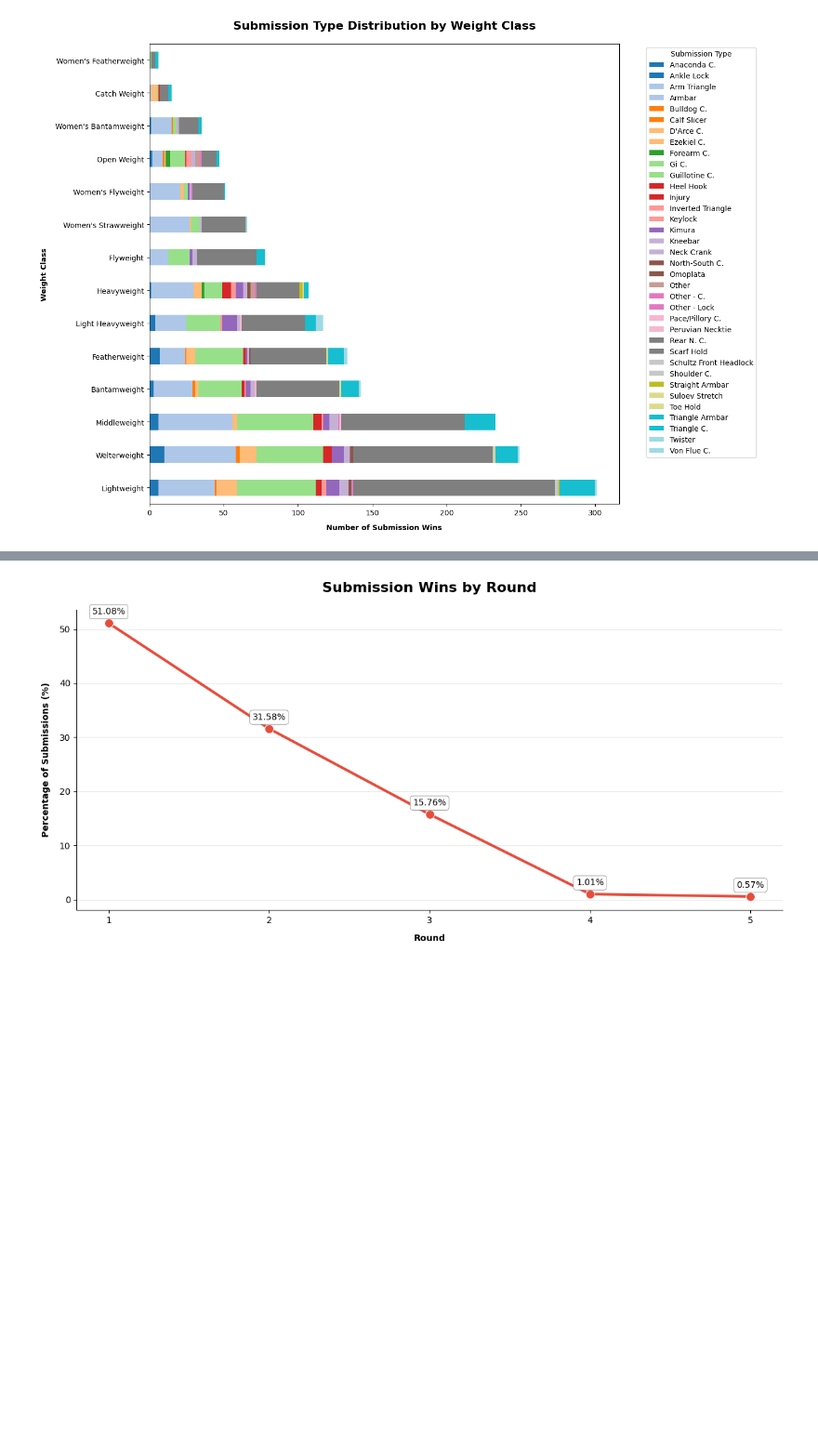
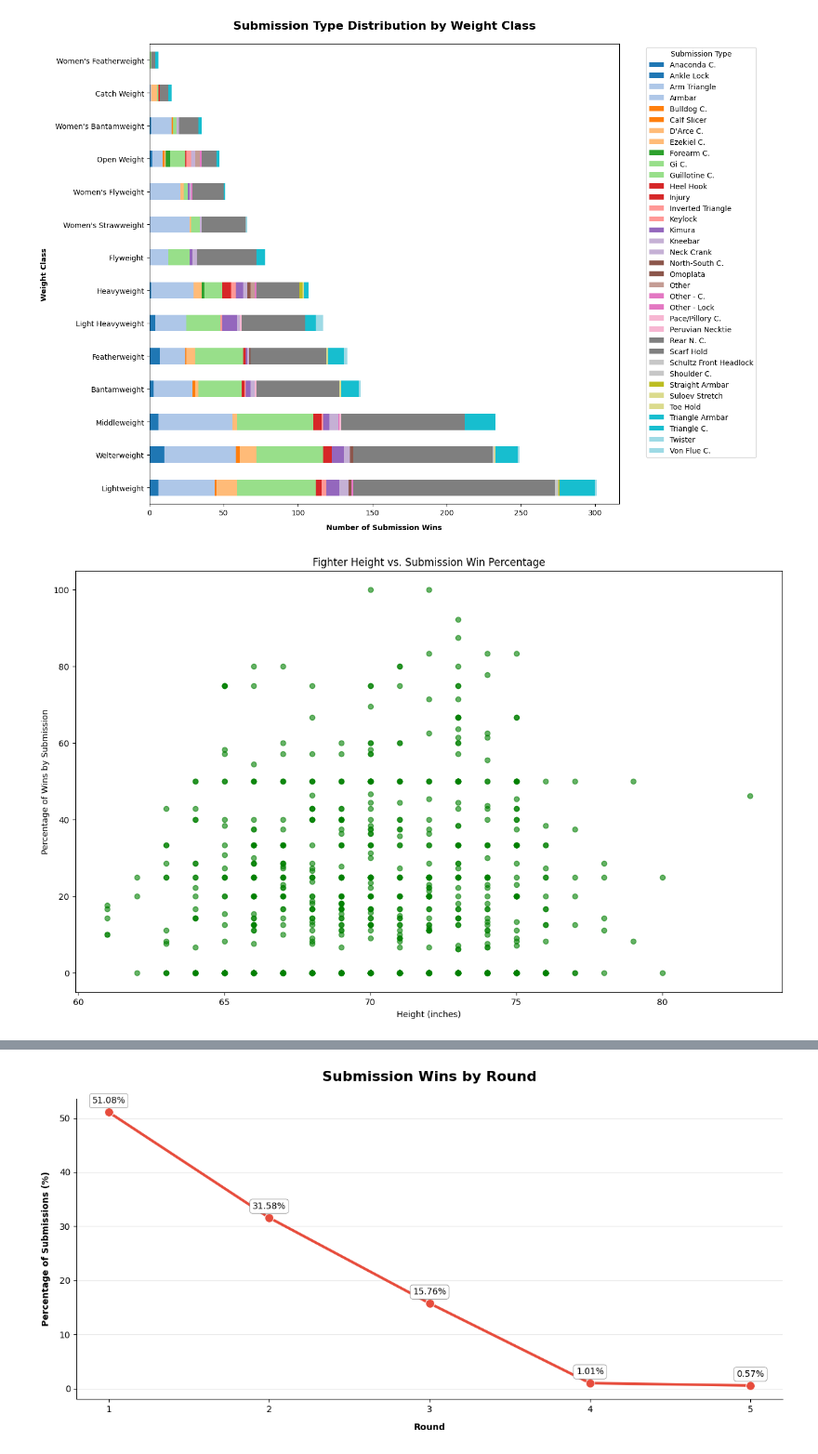
Before and after one commit to CadeMichael/TheUltimatePredictor, a Jupyter notebook: analysis/fights_visualizations.ipynb, the cells around one changed output, grey strips where cells are left out. Shown: that part at 93% size. Drawn from its saved outputs; the diff is of its cells as text; code cells hidden in the pictures; blank space fills up the shorter version.

Commit message:
added scatter plots for height and reach for percent of wins by submission

```diff
--- a/analysis/fights_visualizations.ipynb
+++ b/analysis/fights_visualizations.ipynb
@@ -86,3 +87,88 @@ plt.show()
 # %% [output]
 <Figure size 1600x900 with 0 Axes>
 [figure]
+# %%
+# scatter plot of percent of a fighter's wins being by submission and fighters height
+# - one thing that could skew this is that fighters in certain weightclasses have different average heights
+# - someone might be a short heavyweight with a lot of submission wins, but appear tall compared to all fighters
+#   - to address this I will also plot with heights normalized by weightclass
+# - note some fighters have a 100% submission rate usually this means they had one fight and won by submission
+#   - to clean the data filtering for at least 3 wins overall
+
+# all fights
+fights = df.copy()
+
+# remove fights without height data
+fights = fights.dropna(subset=['f1_height', 'f2_height'])
+
+# add heights normalized by weightclass
+fights['f1_norm_height'] = fights.groupby('weight_class')['f1_height'].transform(
+    lambda x: (x - x.mean()) / x.std()
+)
+fights['f2_norm_height'] = fights.groupby('weight_class')['f2_height'].transform(
+    lambda x: (x - x.mean()) / x.std()
+)
+
+# all fighters
+all_fighters = pd.concat([fights['f1_name'], fights['f2_name']]).unique()
+
+# list to hold sub data
+submission_data = []
+
+for fighter in all_fighters:
+    # all wins
+    wins = fights[fights['winner'] == fighter]
+    total_wins = len(wins)
+
+    # filter for fighters with more than 3 wins
+    if total_wins > 3:
+        # submission wins
+        sub_wins = len(wins[wins['method'] == 'SUB'])
+        # percent of wins by submission
+        sub_percent = (sub_wins / total_wins) * 100
+        # height
+        fighter_height = wins.iloc[0]['f1_height'] if wins.iloc[0]['f1_name'] == fighter else wins.iloc[0]['f2_height']
+        # height normalized by weightclass
+        fighter_norm_height = wins.iloc[0]['f1_norm_height'] if wins.iloc[0]['f1_name'] == fighter else wins.iloc[0]['f2_norm_height']
+
+        # add data
+        submission_data.append({
+            'fighter': fighter,
+            'height': fighter_height,
+            'norm_height' : fighter_norm_height,
+            'sub_percent': sub_percent,
+            'total_wins': total_wins
+        })
+
+# convert to dataframe
+sub_df = pd.DataFrame(submission_data)
+
+# plot for height
+plt.figure(figsize=(15, 9))
+plt.scatter(sub_df['height'], sub_df['sub_percent'], alpha=0.6, color="green")
+plt.title('Fighter Height vs. Submission Win Percentage')
+plt.xlabel('Height (inches)')
+plt.ylabel('Percentage of Wins by Submission')
+plt.show()
+
+# regression values
+slope, _, r_value, p_value, _ = stats.linregress(
+    sub_df['norm_height'], sub_df['sub_percent']
+)
+
+# plot for normalized height
+plt.figure(figsize=(15, 9))
+plt.title(f"Normalized Height vs. Submission %\n(R²={r_value**2:.3f}, p={p_value:.3f})")
+sns.regplot(
+    x='norm_height',
+    y='sub_percent',
+    data=sub_df,
+    scatter_kws={'alpha':0.4, 'color':'blue'}, # scatter plot
+    line_kws={'color':'red'} #
+)
+plt.xlabel('Height (Z-score within weight class)')
+plt.ylabel('Percentage of Wins by Submission')
+plt.show()
+print(f"For each positive standard deviation in height (within a weightclass),\nthe percentage of wins being submissions changes by {slope:.2f} points.")
+# %% [output]
+[figure, added]
```
Also changed, not shown: parts of 5 cells of this notebook.
